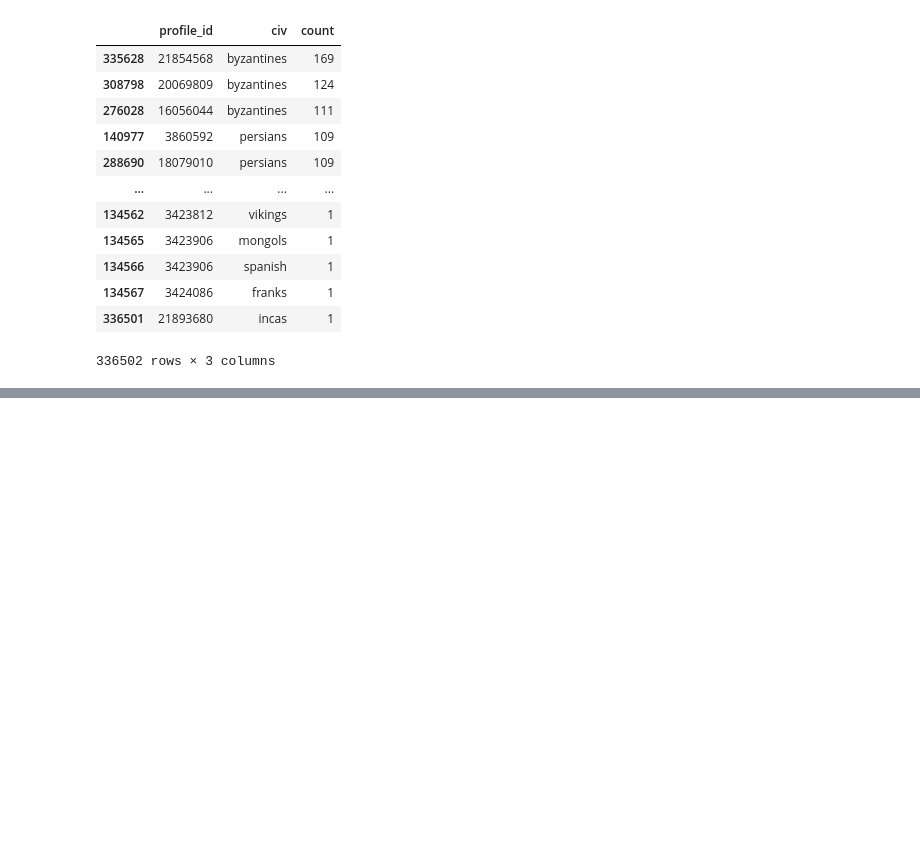
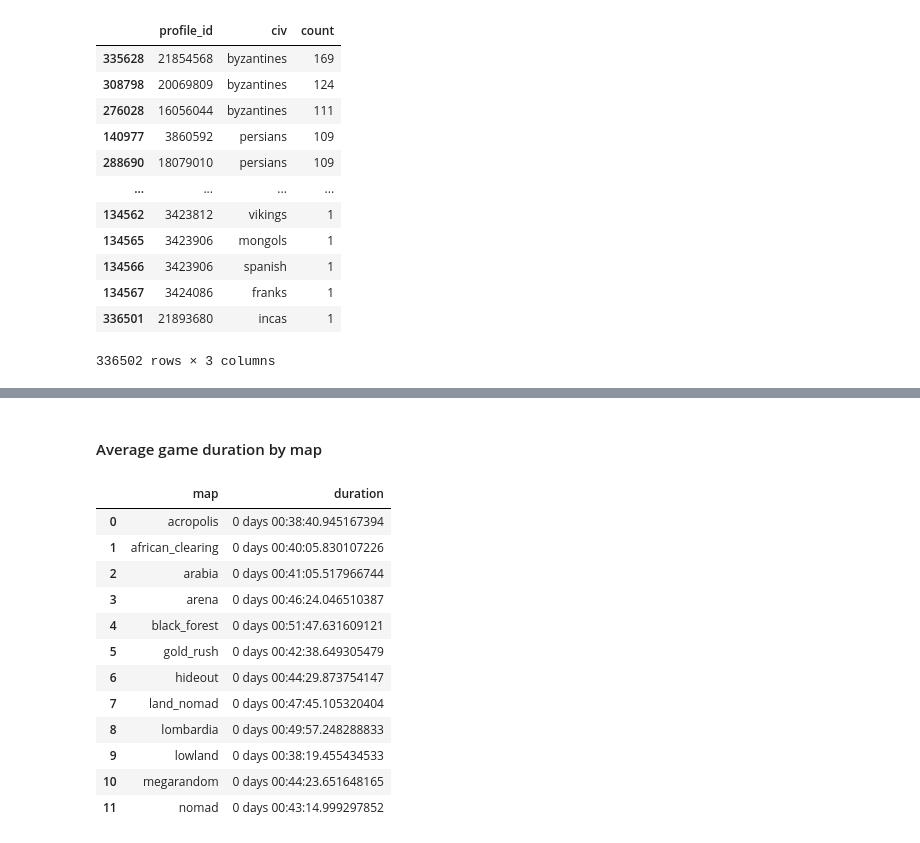
Before and after one commit to moraish/AOE_data_analysis, a Jupyter notebook: AOE_2_ANALYSIS_V1.ipynb, the cells around one changed output, grey strips where cells are left out. Cells and saved outputs as stored; diff of their text form; code cells hidden in the pictures; blank space fills up the shorter version.

```diff
--- a/AOE_2_ANALYSIS_V1.ipynb
+++ b/AOE_2_ANALYSIS_V1.ipynb
@@ -449,0 +569,20 @@ dtype: int64
+# %% [markdown]
+#### Average game duration by map
+# %%
+# average game duration by map
+avg_duration_by_map = merged_data.groupby('map')['duration'].mean().reset_index()
+avg_duration_by_map
+# %% [output]
+|  | map | duration |
+| 0 | acropolis | 0 days 00:38:40.945167394 |
+| 1 | african_clearing | 0 days 00:40:05.830107226 |
+| 2 | arabia | 0 days 00:41:05.517966744 |
+| 3 | arena | 0 days 00:46:24.046510387 |
+| 4 | black_forest | 0 days 00:51:47.631609121 |
+| 5 | gold_rush | 0 days 00:42:38.649305479 |
+| 6 | hideout | 0 days 00:44:29.873754147 |
+| 7 | land_nomad | 0 days 00:47:45.105320404 |
+| 8 | lombardia | 0 days 00:49:57.248288833 |
+| 9 | lowland | 0 days 00:38:19.455434533 |
+| 10 | megarandom | 0 days 00:44:23.651648165 |
+| 11 | nomad | 0 days 00:43:14.999297852 |
```
Also changed, not shown: parts of 15 cells of this notebook.
